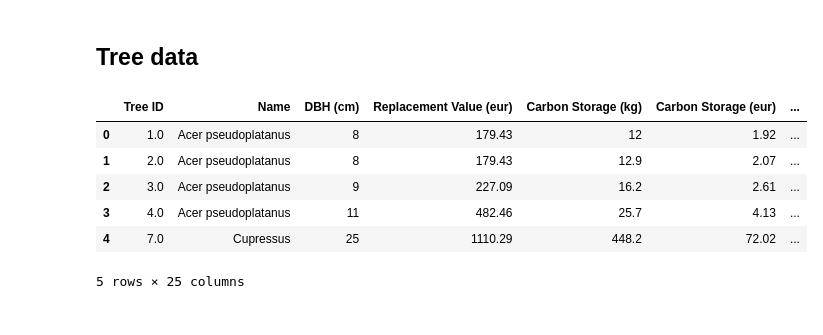
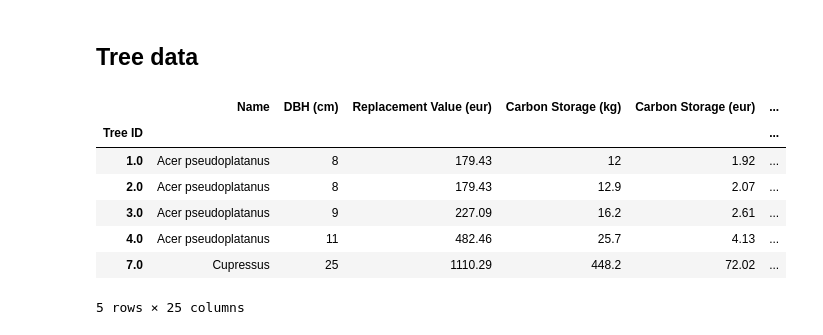
Before and after one commit to DataViz-Group3/DataViz-Group3, a Jupyter notebook: src/preprocessing.ipynb, the cells around one changed output. Saved outputs shown, nothing was run; the diff lists cells and outputs as text; code cells hidden in the pictures.

Commit message:
Use of geopandas and tree circo location

```diff
--- a/src/preprocessing.ipynb
+++ b/src/preprocessing.ipynb
@@ -6,21 +7,18 @@ import pandas as pd
 # %% [markdown]
 ## Tree data
 # %%
-with open('../data/geo_data_trees.geojson') as f:
-    geo_data_trees = geojson.load(f)
-
-df_trees = pd.json_normalize(geo_data_trees['features'])
-df_trees = df_trees.filter(regex='properties', axis=1)
-df_trees.columns = df_trees.columns.str.lstrip('properties.')
+df_trees = gpd.read_file('../data/geo_data_trees.geojson')
+df_trees = df_trees.set_index('Tree ID')
 
 df_trees.head()
 # %% [output]
-|  | Tree ID | Name | DBH (cm) | Replacement Value (eur) | Carbon Storage (kg) | Carbon Storage (eur) | ... |
-| 0 | 1.0 | Acer pseudoplatanus | 8 | 179.43 | 12 | 1.92 | ... |
-| 1 | 2.0 | Acer pseudoplatanus | 8 | 179.43 | 12.9 | 2.07 | ... |
-| 2 | 3.0 | Acer pseudoplatanus | 9 | 227.09 | 16.2 | 2.61 | ... |
-| 3 | 4.0 | Acer pseudoplatanus | 11 | 482.46 | 25.7 | 4.13 | ... |
-| 4 | 7.0 | Cupressus | 25 | 1110.29 | 448.2 | 72.02 | ... |
+|  | Name | DBH (cm) | Replacement Value (eur) | Carbon Storage (kg) | Carbon Storage (eur) | ... |
+| Tree ID |  |  |  |  |  | ... |
+| 1.0 | Acer pseudoplatanus | 8 | 179.43 | 12 | 1.92 | ... |
+| 2.0 | Acer pseudoplatanus | 8 | 179.43 | 12.9 | 2.07 | ... |
+| 3.0 | Acer pseudoplatanus | 9 | 227.09 | 16.2 | 2.61 | ... |
+| 4.0 | Acer pseudoplatanus | 11 | 482.46 | 25.7 | 4.13 | ... |
+| 7.0 | Cupressus | 25 | 1110.29 | 448.2 | 72.02 | ... |
 5 rows × 25 columns
 # %%
 df_trees.to_csv('../data_clean/trees.csv')
```
Also changed, not shown: parts of 6 cells of this notebook, 2 other files.
